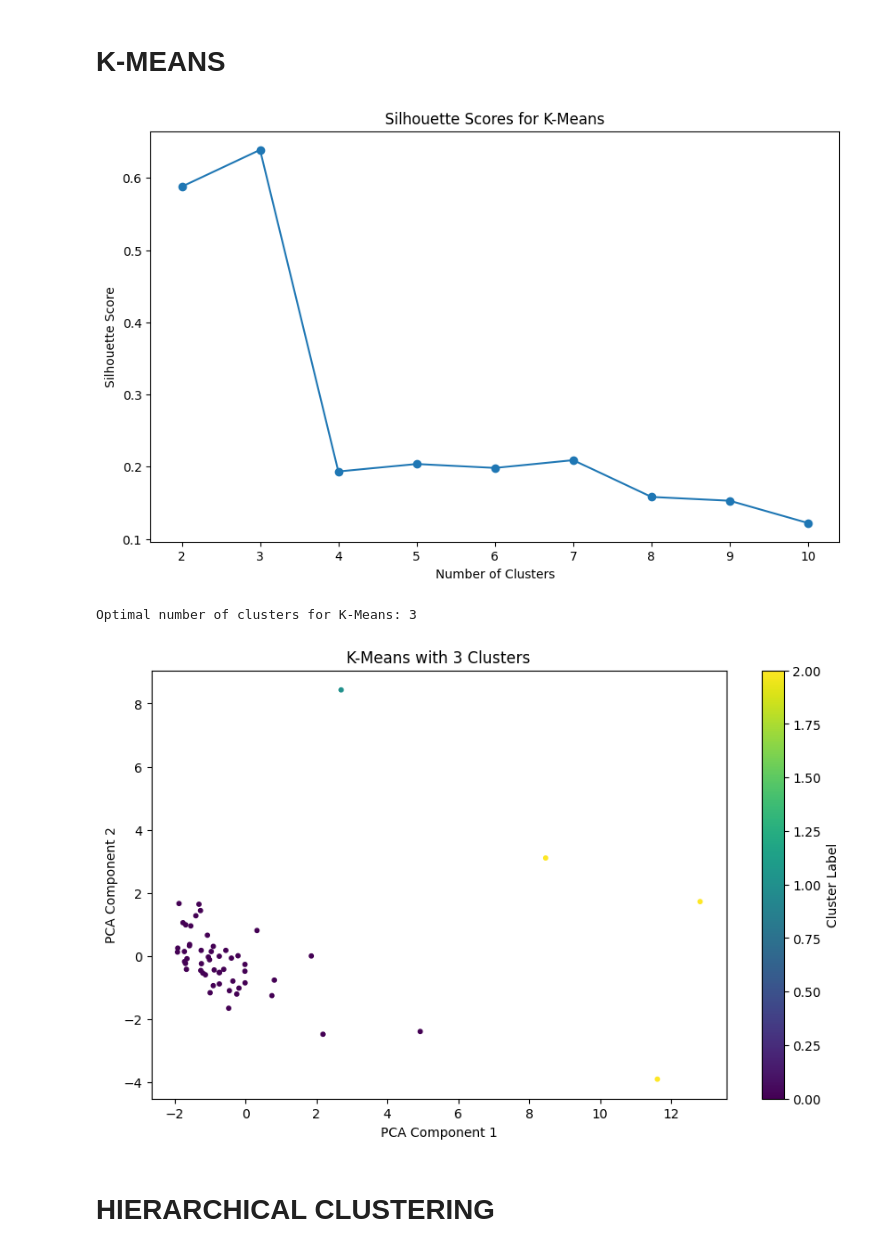
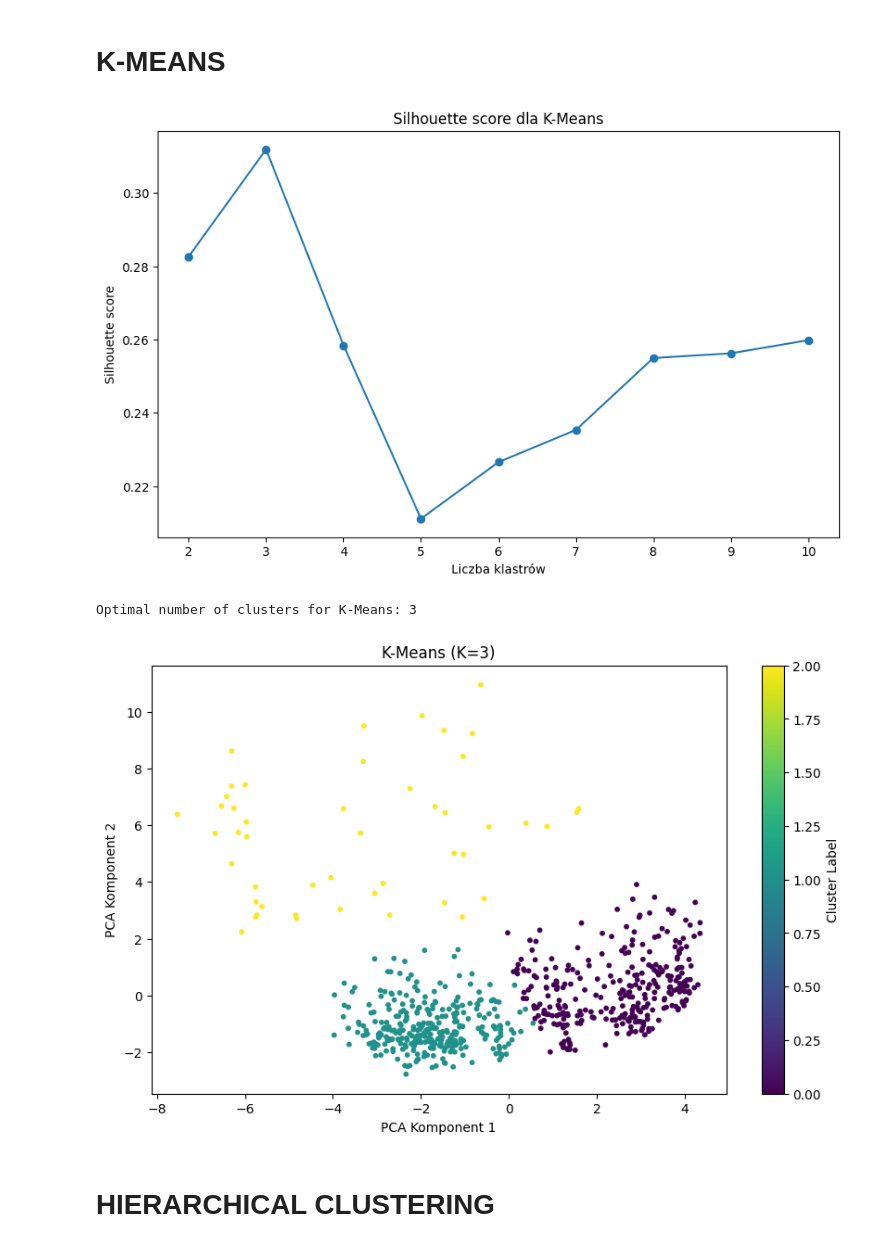
Before and after one commit to plmrr/microclimate-analysis, a Jupyter notebook: cluster.ipynb, the cells around one changed output. Drawn from its saved outputs; the diff is of its cells as text; code cells hidden in the pictures.

```diff
--- a/cluster.ipynb
+++ b/cluster.ipynb
@@ -199,0 +3,5 @@ print(merged_df.head())
+# %%
+import pandas as pd
+merged_df = pd.read_csv("outputFiles/features/elevation_weather_joined.csv")
+
+print(merged_df.head())
@@ -227,18 +53,18 @@ from sklearn.metrics import silhouette_score
 import matplotlib.pyplot as plt
 import numpy as np
 
-merged_df = merged_df[merged_df['Miesiac'] == 4]
+# merged_df = merged_df[merged_df['Miesiac'] == 4]
 num_cols = merged_df.select_dtypes(include='number').columns
 X = merged_df[num_cols].dropna()
 X_scaled = StandardScaler().fit_transform(X)
 
-pca = PCA(n_components=3)
+pca = PCA(n_components=2)
 X_pca = pca.fit_transform(X_scaled)
 # %% [markdown]
 # DBSCAN
 # %%
-eps_values = np.arange(0.5, 2.5, 0.2)
-min_samples_values = [3, 5, 7]
+eps_values = np.arange(0.5, 4, 0.1)
+min_samples_values = [3, 5, 7, 10]
 best_dbscan_score = -1
 best_dbscan_params = {}
 
@@ -261,11 +87,11 @@ unique_labels_dbscan = set(dbscan_labels)
 colors = [plt.cm.viridis(each) for each in np.linspace(0, 1, len(unique_labels_dbscan))]
 for label, color in zip(unique_labels_dbscan, colors):
     if label == -1:  # Szum
-        color = [0, 0, 0, 1]
+        color = [1, 0, 0, 1]
     mask = dbscan_labels == label
     plt.scatter(X_pca[mask, 0], X_pca[mask, 1], color=color, label=f"Cluster {label}", s=10)
-plt.title('DBSCAN with Optimized Parameters')
-plt.xlabel('PCA Component 1')
+plt.title('DBSCAN')
+plt.xlabel('PCA Komponent 1')
 plt.ylabel('PCA Component 2')
 plt.legend()
 plt.show()
@@ -277,37 +103,37 @@ Best DBSCAN params: {'eps': 2.0999999999999996, 'min_samples': 3}, Silhouette Sc
 # %%
 range_clusters = range(2, 11)
 silhouette_scores_kmeans = []
 
 for n_clusters in range_clusters:
     kmeans = KMeans(n_clusters=n_clusters, random_state=42)
     kmeans_labels = kmeans.fit_predict(X_scaled)
     score = silhouette_score(X_scaled, kmeans_labels)
     silhouette_scores_kmeans.append(score)
 
 plt.figure(figsize=(10, 6))
 plt.plot(range_clusters, silhouette_scores_kmeans, marker='o')
-plt.title('Silhouette Scores for K-Means')
-plt.xlabel('Number of Clusters')
-plt.ylabel('Silhouette Score')
+plt.title('Silhouette score dla K-Means')
+plt.xlabel('Liczba klastrów')
+plt.ylabel('Silhouette score')
 plt.show()
 
 optimal_clusters = range_clusters[np.argmax(silhouette_scores_kmeans)]
 print(f"Optimal number of clusters for K-Means: {optimal_clusters}")
 
 kmeans = KMeans(n_clusters=optimal_clusters, random_state=42)
 kmeans_labels = kmeans.fit_predict(X_scaled)
 
 plt.figure(figsize=(10, 6))
 plt.scatter(X_pca[:, 0], X_pca[:, 1], c=kmeans_labels, cmap='viridis', s=10)
-plt.title(f'K-Means with {optimal_clusters} Clusters')
-plt.xlabel('PCA Component 1')
-plt.ylabel('PCA Component 2')
+plt.title(f'K-Means (K={optimal_clusters})')
+plt.xlabel('PCA Komponent 1')
+plt.ylabel('PCA Komponent 2')
 plt.colorbar(label='Cluster Label')
 plt.show()
 # %% [output]
-[figure, old version]
+[figure, new version]
 Optimal number of clusters for K-Means: 3
-[figure, old version]
+[figure, new version]
 # %% [markdown]
 # HIERARCHICAL CLUSTERING
 # %%
```
Also changed, not shown: parts of 16 cells of this notebook, 1 other file.
